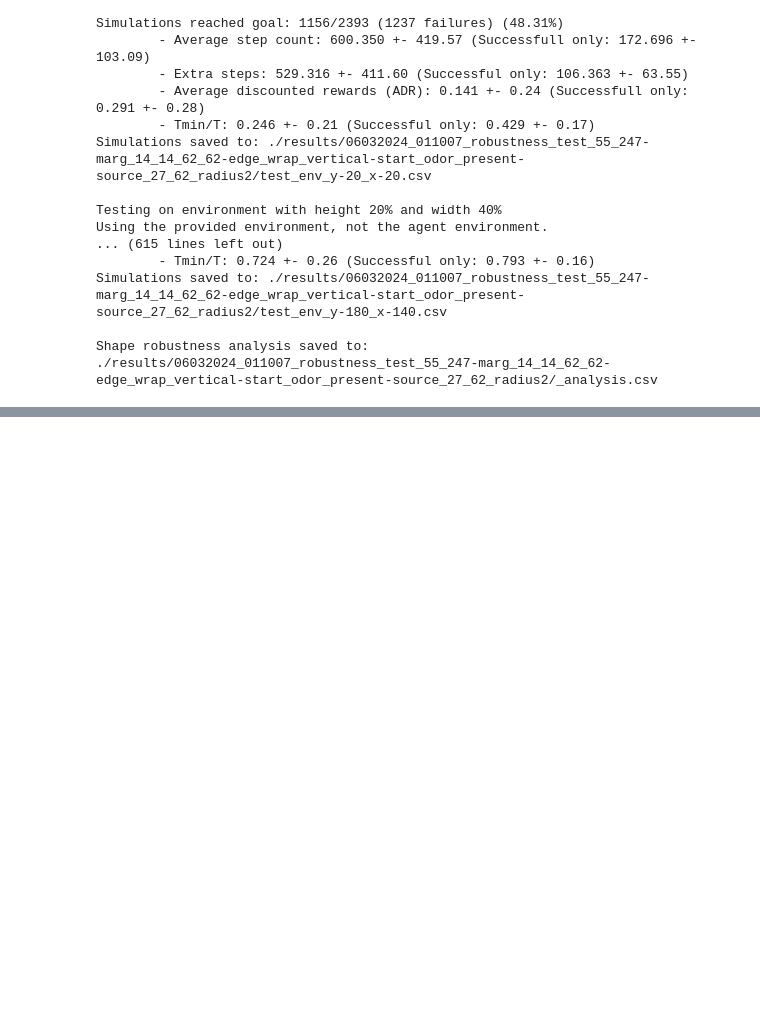
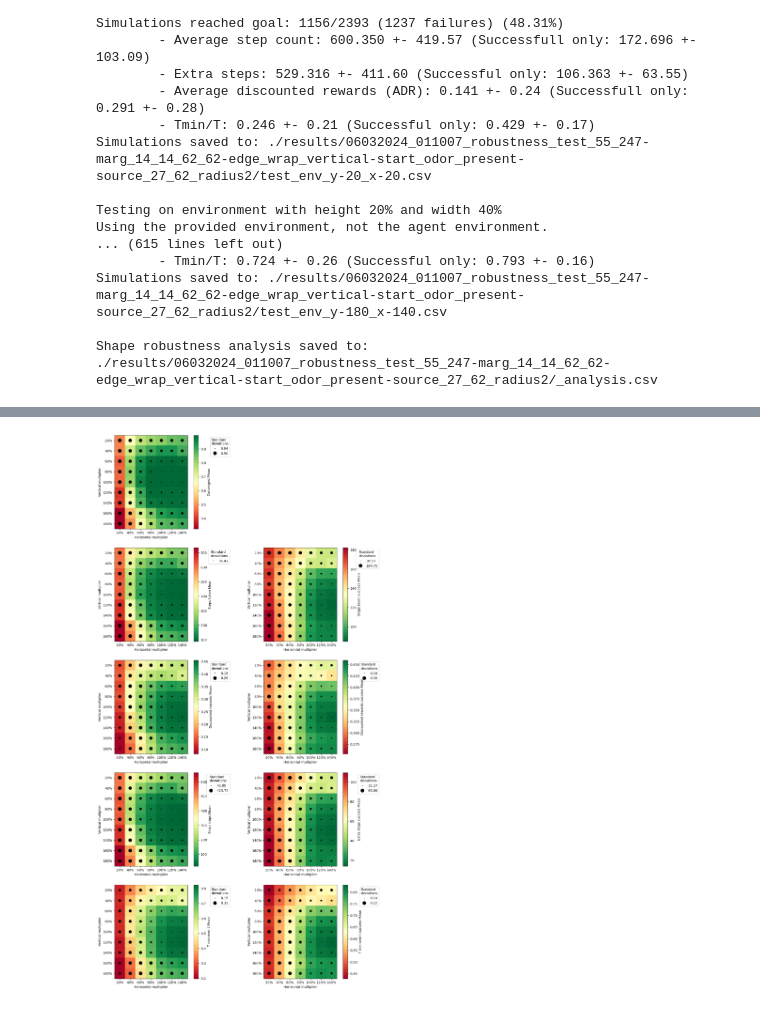
Before and after one commit to PimLb/olfactory-navigation, a Jupyter notebook: experiments/pomdp_agent_robustness_test.ipynb, the cells around one changed output, grey strips where cells are left out. Drawn from its saved outputs; the diff is of its cells as text; code cells hidden in the pictures; blank space fills up the shorter version.

```diff
--- a/experiments/pomdp_agent_robustness_test.ipynb
+++ b/experiments/pomdp_agent_robustness_test.ipynb
@@ -174,0 +160,4 @@ plt.show()
+# %%
+plot_full_shape_robustness_analysis(df)
+# %% [output]
+[figure, added]
```
Also changed, not shown: parts of 18 cells of this notebook, 3 other files.
